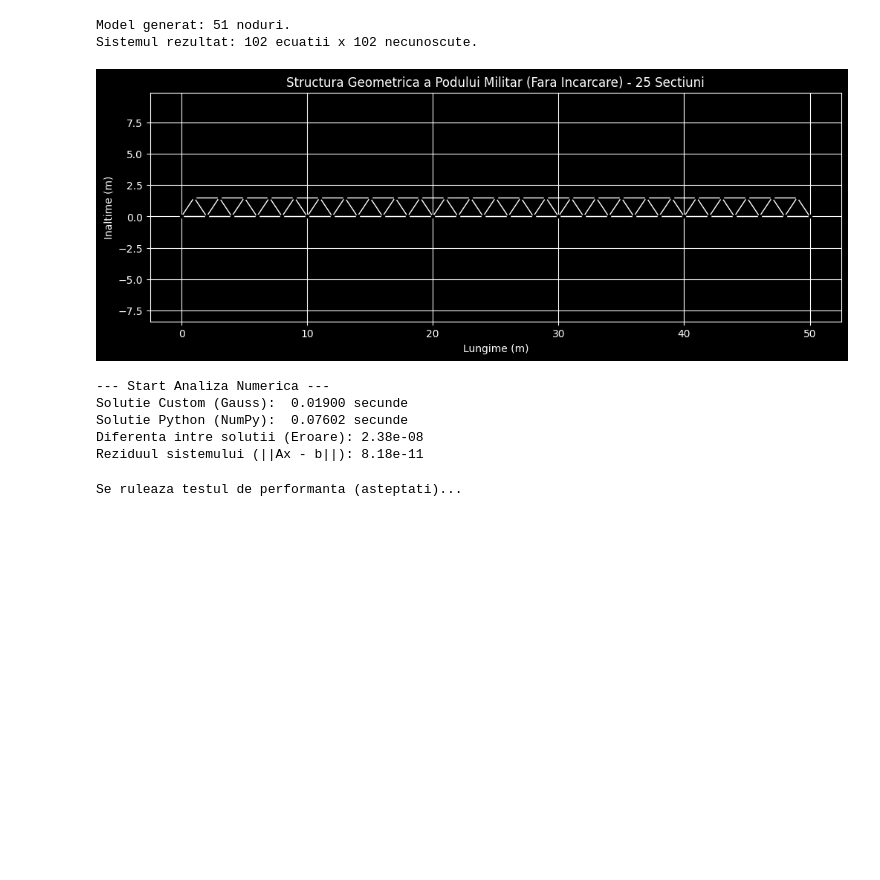
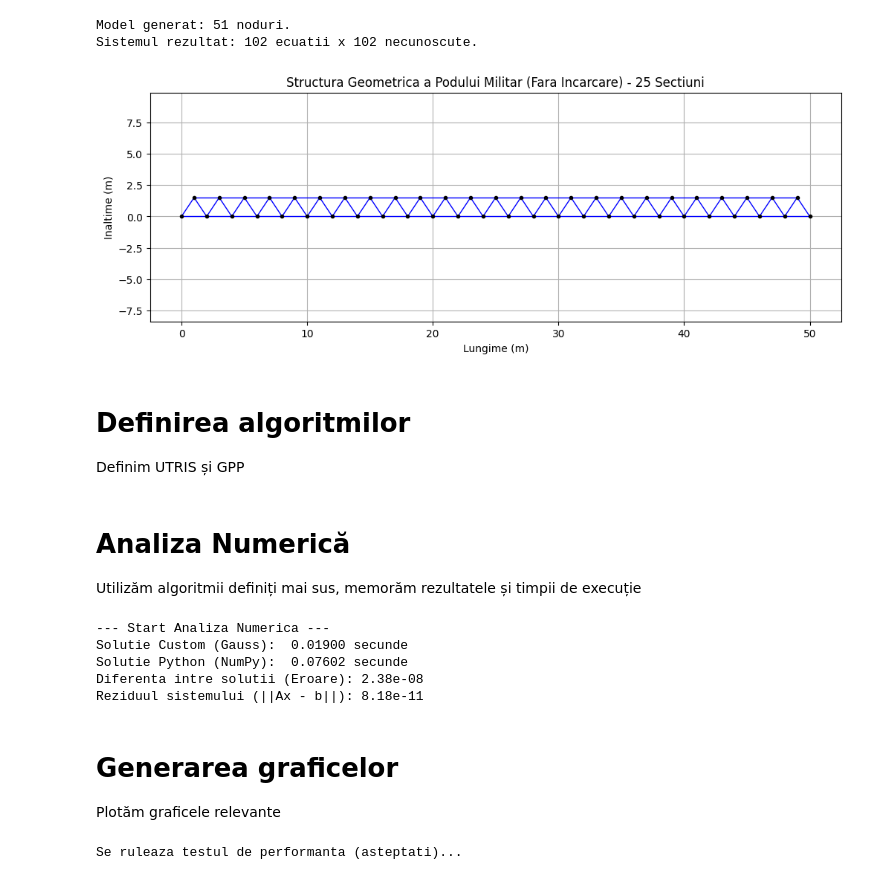
Before and after one commit to tankistkebab/WarrenTruss, a Jupyter notebook: sample.ipynb, the cells around one changed output. Saved outputs shown, nothing was run; the diff lists cells and outputs as text; code cells hidden in the pictures; blank space fills up the shorter version.

```diff
--- a/sample.ipynb
+++ b/sample.ipynb
@@ -24,6 +21,9 @@ def generate_bridge_system(num_sections):
     num_sections: Numarul de segmente triunghiulare.
     Return: A (matricea), b (vectorul incarcari), nodes (coordonate), members (conexiuni)
     """
+
+    #Nota: În cazul în care graficul nu arta bine, schimba culoarea de la plot (linia 103)
+
     # setari parametrii
     L = 2.0  # Lungimea unui segment (metri)
     H = 1.5  # Inaltimea (metri)
@@ -41,7 +41,7 @@ def generate_bridge_system(num_sections):
 
     num_nodes = len(nodes)
 
-    # --- 2. Definire Bare (Conexiuni intre noduri) ---
+    #Definire Bare (Conexiuni intre noduri)
     members = []
     # Bare orizontale jos
     for i in range(0, num_nodes - 2, 2):
@@ -59,7 +59,7 @@ def generate_bridge_system(num_sections):
 
     num_members = len(members)
 
-    # --- 3. Construire Matrice A si Vector b ---
+    #Construire Matrice A si Vector b
     # Avem 2 ecuatii per nod (echilibru X si Y).
     # Necunoscute: Fortele din bare (num_members) + 3 Reactiuni (Rx_stanga, Ry_stanga, Ry_dreapta)
     num_eq = 2 * num_nodes
@@ -90,44 +90,48 @@ def generate_bridge_system(num_sections):
     # Nod 0 (Stanga Jos): Fixat X si Y
     A[0, num_members] = 1     # Reactiune H
     A[1, num_members+1] = 1   # Reactiune V
+
     # Ultimul nod de jos: Fixat doar Y (rola)
     last_node_idx = 2 * num_sections
     A[2*last_node_idx+1, num_members+2] = 1
 
-    # --- 4. Aplicare Incarcari (Greutate Tanc) ---
+    #Aplicare greutate tanc
     # Aplicam forta pe cateva noduri centrale de jos
     mid_start = num_sections // 2 - 2
     mid_end = num_sections // 2 + 2
     for i in range(mid_start, mid_end):
         if i >= 0 and i*2 < num_nodes:
              b[2*(i*2) + 1] -= Load # Forta in jos pe axa Y
 
     return A, b, nodes, members
 
-# --- VIZUALIZARE INITIALA (STRUCTURA) ---
+#Grafice
 # Generam un pod cu 25 sectiuni (aprox 100+ ecuatii)
 NUM_SECTIUNI = 25
 A, b, nodes, members = generate_bridge_system(NUM_SECTIUNI)
 
 print(f"Model generat: {len(nodes)} noduri.")
 print(f"Sistemul rezultat: {A.shape[0]} ecuatii x {A.shape[1]} necunoscute.")
 
 # Plotare "Schelet" Pod
 plt.figure(figsize=(12, 4))
 for (i, j) in members:
     p1, p2 = nodes[i], nodes[j]
-    plt.plot([p1[0], p2[0]], [p1[1], p2[1]], 'w-', lw=1) # Linii albe simple, schimba culoarea daca face fite IDE-ul
+    plt.plot([p1[0], p2[0]], [p1[1], p2[1]], 'b-', lw=1) # Linii negre simple, schimba culoarea daca face fite IDE-ul
 
 plt.plot([n[0] for n in nodes], [n[1] for n in nodes], 'ko', markersize=3)
 plt.title(f"Structura Geometrica a Podului Militar (Fara Incarcare) - {NUM_SECTIUNI} Sectiuni")
 plt.xlabel("Lungime (m)")
 plt.ylabel("Inaltime (m)")
 plt.axis('equal')
 plt.grid(True)
 plt.show()
 # %% [output]
 Model generat: 51 noduri.
 Sistemul rezultat: 102 ecuatii x 102 necunoscute.
-[figure, old version]
+[figure, new version]
+# %% [markdown]
+# Definirea algoritmilor
+Definim UTRIS și GPP
 # %%
 def UTRIS(U, b):
@@ -185,5 +188,8 @@ def gauss_partial_pivoting(A_in, b_in):
     # Decupam sistemul la dimensiunea patratica relevanta
     return UTRIS(A[:n_vars, :n_vars], b[:n_vars])
+# %% [markdown]
+# Analiza Numerică
+Utilizăm algoritmii definiți mai sus, memorăm rezultatele și timpii de execuție
 # %%
 print("--- Start Analiza Numerica ---")
 
@@ -217,4 +223,7 @@ Solutie Custom (Gauss):  0.01900 secunde
 Solutie Python (NumPy):  0.07602 secunde
 Diferenta intre solutii (Eroare): 2.38e-08
 Reziduul sistemului (||Ax - b||): 8.18e-11
+# %% [markdown]
+# Generarea graficelor
+Plotăm graficele relevante
 # %%
```
Also changed, not shown: parts of 5 cells of this notebook.
